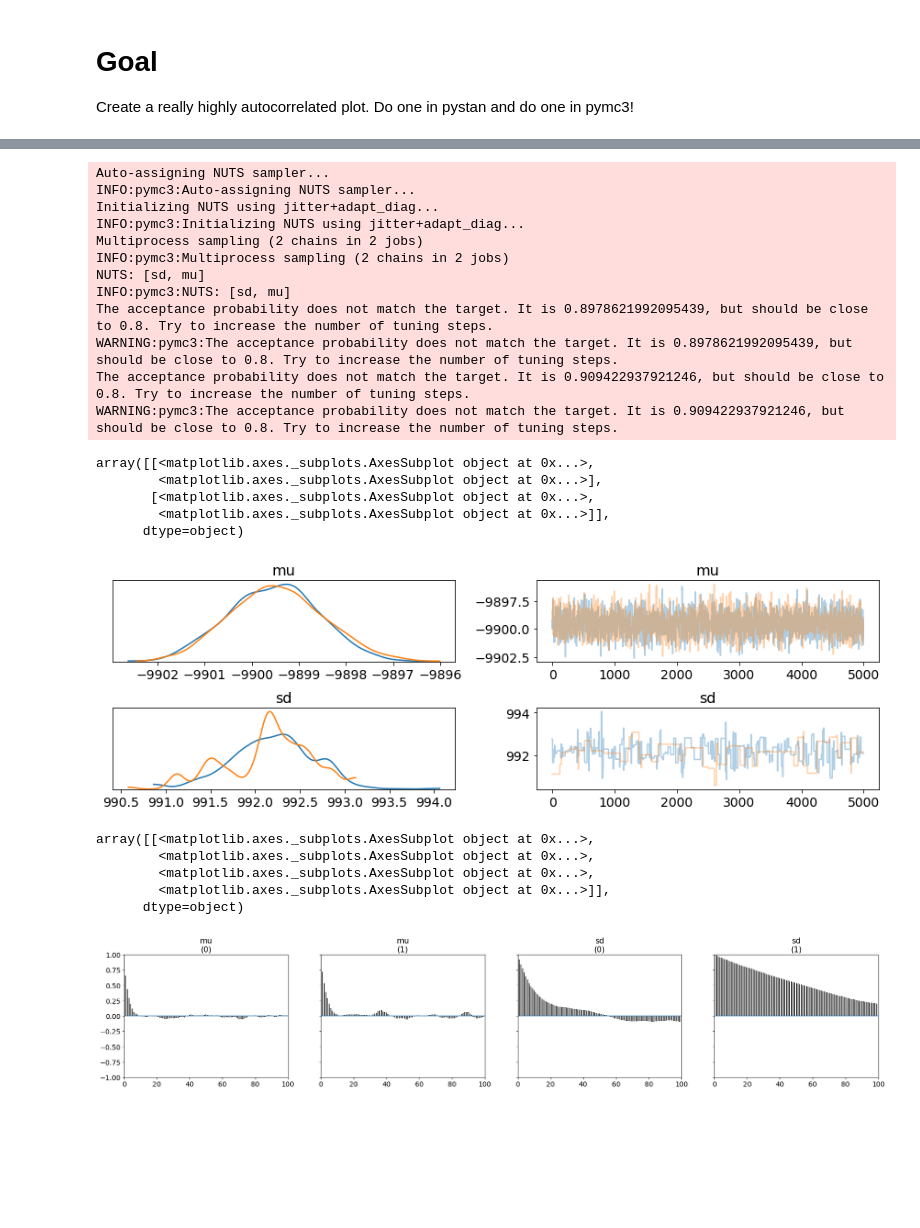
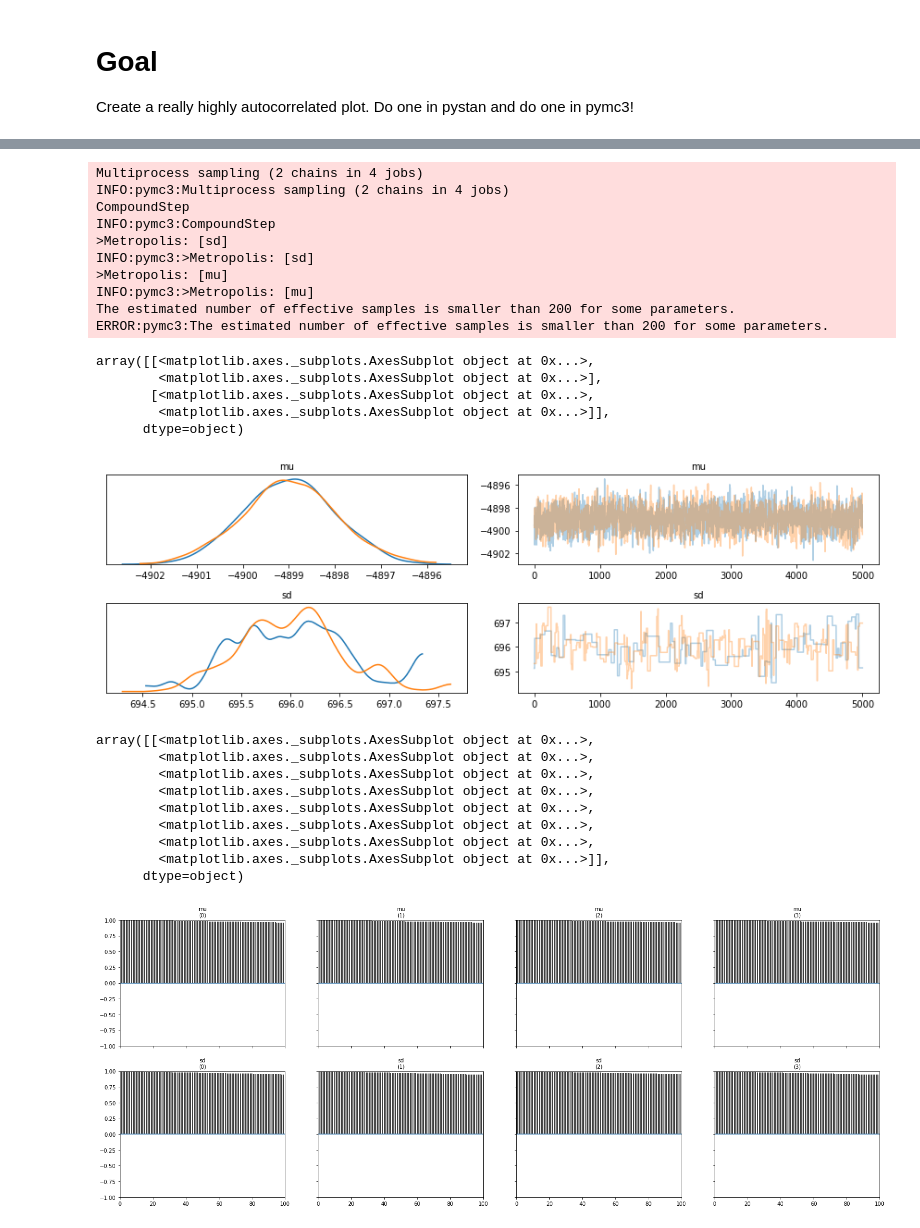
Before and after one commit to aloctavodia/arviz_resources, a Jupyter notebook: plots/Autocorrelationtesting.ipynb, the cells around one changed output, grey strips where cells are left out. Cells and saved outputs as stored; diff of their text form; code cells hidden in the pictures; blank space fills up the shorter version.

```diff
--- a/plots/Autocorrelationtesting.ipynb
+++ b/plots/Autocorrelationtesting.ipynb
@@ -43,37 +46,38 @@ array([<matplotlib.axes._subplots.AxesSubplot object at 0x...>,
 # %%
 with pm.Model() as model:
-    mu = pm.Normal("mu", mu=0, sd=1)
+    mu = pm.Normal("mu", mu=-5000, sd=1)
     sd = pm.HalfNormal("sd", sd=1)
     y = pm.Normal("y", mu=mu, sd=sd, observed=obs)
-   # step = pm.Metropolis()
-    #trace = pm.sample(5000, step)
-    pm.sample()
+    step = pm.Metropolis()
+    trace = pm.sample(5000, step, chains=2)
 az.plot_trace(trace)
 # %% [output]
-Auto-assigning NUTS sampler...
-INFO:pymc3:Auto-assigning NUTS sampler...
-Initializing NUTS using jitter+adapt_diag...
-INFO:pymc3:Initializing NUTS using jitter+adapt_diag...
-Multiprocess sampling (2 chains in 2 jobs)
-INFO:pymc3:Multiprocess sampling (2 chains in 2 jobs)
-NUTS: [sd, mu]
-INFO:pymc3:NUTS: [sd, mu]
-The acceptance probability does not match the target. It is 0.8978621992095439, but should be close to 0.8. Try to increase the number of tuning steps.
-WARNING:pymc3:The acceptance probability does not match the target. It is 0.8978621992095439, but should be close to 0.8. Try to increase the number of tuning steps.
-The acceptance probability does not match the target. It is 0.909422937921246, but should be close to 0.8. Try to increase the number of tuning steps.
-WARNING:pymc3:The acceptance probability does not match the target. It is 0.909422937921246, but should be close to 0.8. Try to increase the number of tuning steps.
+Multiprocess sampling (2 chains in 4 jobs)
+INFO:pymc3:Multiprocess sampling (2 chains in 4 jobs)
+CompoundStep
+INFO:pymc3:CompoundStep
+>Metropolis: [sd]
+INFO:pymc3:>Metropolis: [sd]
+>Metropolis: [mu]
+INFO:pymc3:>Metropolis: [mu]
+The estimated number of effective samples is smaller than 200 for some parameters.
+ERROR:pymc3:The estimated number of effective samples is smaller than 200 for some parameters.
 array([[<matplotlib.axes._subplots.AxesSubplot object at 0x...>,
         <matplotlib.axes._subplots.AxesSubplot object at 0x...>],
        [<matplotlib.axes._subplots.AxesSubplot object at 0x...>,
         <matplotlib.axes._subplots.AxesSubplot object at 0x...>]],
       dtype=object)
-[figure, old version]
+[figure, new version]
 # %%
 az.plot_autocorr(trace)
 # %% [output]
 array([[<matplotlib.axes._subplots.AxesSubplot object at 0x...>,
+        <matplotlib.axes._subplots.AxesSubplot object at 0x...>,
+        <matplotlib.axes._subplots.AxesSubplot object at 0x...>,
+        <matplotlib.axes._subplots.AxesSubplot object at 0x...>,
+        <matplotlib.axes._subplots.AxesSubplot object at 0x...>,
         <matplotlib.axes._subplots.AxesSubplot object at 0x...>,
         <matplotlib.axes._subplots.AxesSubplot object at 0x...>,
         <matplotlib.axes._subplots.AxesSubplot object at 0x...>]],
       dtype=object)
-[figure, old version]
+[figure, new version]
```
Also changed, not shown: parts of 3 cells of this notebook, 1 other file.
